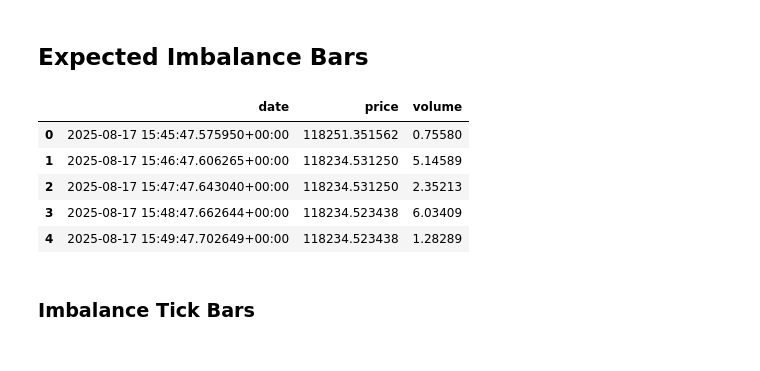
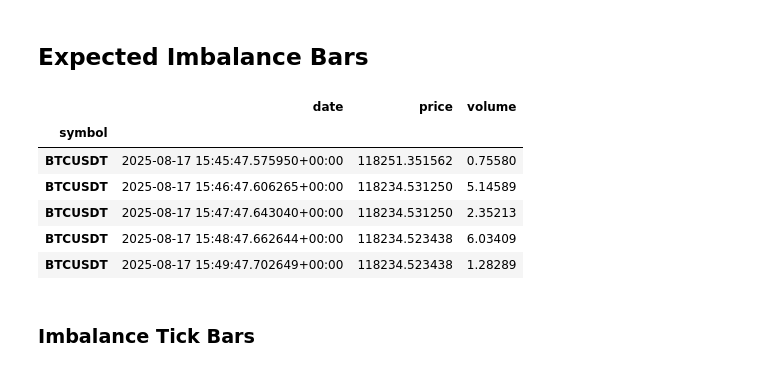
Before and after one commit to engr-bobet-14/Trading-Systems, a Jupyter notebook: smart-money/Notebook/[01] Data Structures.ipynb, the cells around one changed output. Cells and saved outputs as stored; diff of their text form; code cells hidden in the pictures.

```diff
--- a/smart-money/Notebook/[01] Data Structures.ipynb
+++ b/smart-money/Notebook/[01] Data Structures.ipynb
@@ -21,13 +23,16 @@ True
 # %% [markdown]
 # Load Datasets
 # %%
+#Asset under study
+ticker = 'BTCUSDT'
+
 # define dataset
 dataset = ds.dataset(
     "/Users/bobet/Documents/Code Repository/Trading-Systems/_datasets",
     format="parquet")
 
 # push filter into Arrow scan (faster, uses partition pruning if possible)
-table = dataset.to_table(filter=ds.field("symbol") == "BTCUSDT")
+table = dataset.to_table(filter=ds.field("symbol") == ticker)
 
 # convert to pandasssss
 df = table.to_pandas()
@@ -592,18 +666,21 @@ features = [
 # %% [markdown]
 ## Expected Imbalance Bars
 # %%
-data = df.loc[:,['ohlc_close','ohlc_volume']]
+data = df.copy()
+data = data.loc[:, ['symbol', 'ohlc_close', 'ohlc_volume']]
+#rename column
 data.reset_index(inplace=True)
-#rename column
+data.set_index('symbol', inplace=True)
 data.columns = ['date', 'price', 'volume']
 data.head()
 # %% [output]
 |  | date | price | volume |
-| 0 | 2025-08-17 15:45:47.575950+00:00 | 118251.351562 | 0.75580 |
-| 1 | 2025-08-17 15:46:47.606265+00:00 | 118234.531250 | 5.14589 |
-| 2 | 2025-08-17 15:47:47.643040+00:00 | 118234.531250 | 2.35213 |
-| 3 | 2025-08-17 15:48:47.662644+00:00 | 118234.523438 | 6.03409 |
-| 4 | 2025-08-17 15:49:47.702649+00:00 | 118234.523438 | 1.28289 |
+| symbol |  |  |  |
+| BTCUSDT | 2025-08-17 15:45:47.575950+00:00 | 118251.351562 | 0.75580 |
+| BTCUSDT | 2025-08-17 15:46:47.606265+00:00 | 118234.531250 | 5.14589 |
+| BTCUSDT | 2025-08-17 15:47:47.643040+00:00 | 118234.531250 | 2.35213 |
+| BTCUSDT | 2025-08-17 15:48:47.662644+00:00 | 118234.523438 | 6.03409 |
+| BTCUSDT | 2025-08-17 15:49:47.702649+00:00 | 118234.523438 | 1.28289 |
 # %% [markdown]
 ### Imbalance Tick Bars
 # %%
```
Also changed, not shown: parts of 24 cells of this notebook, 1 other file.
